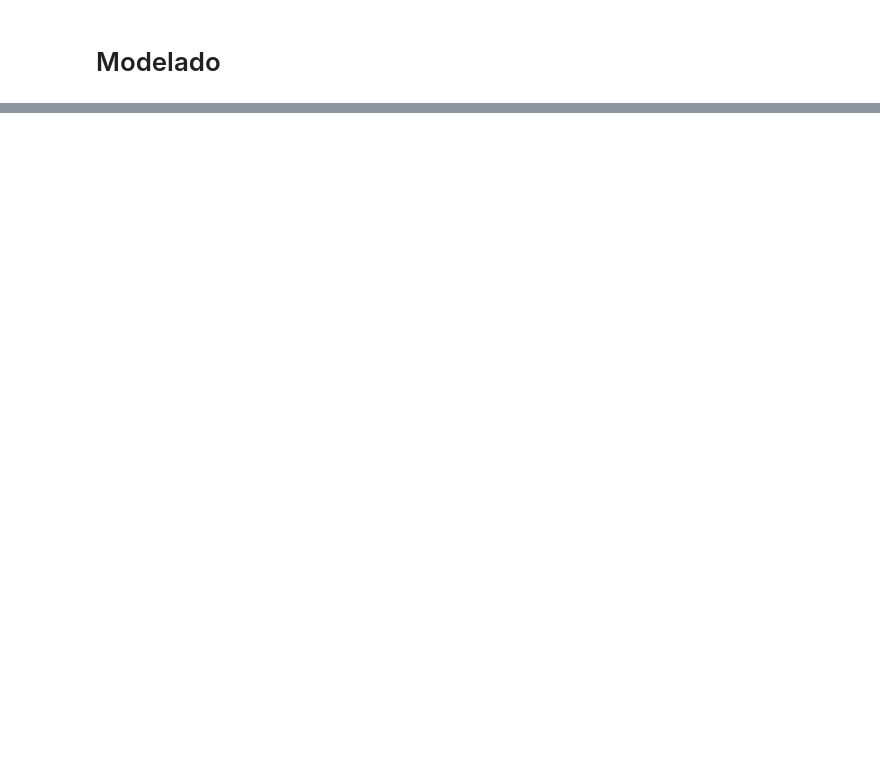
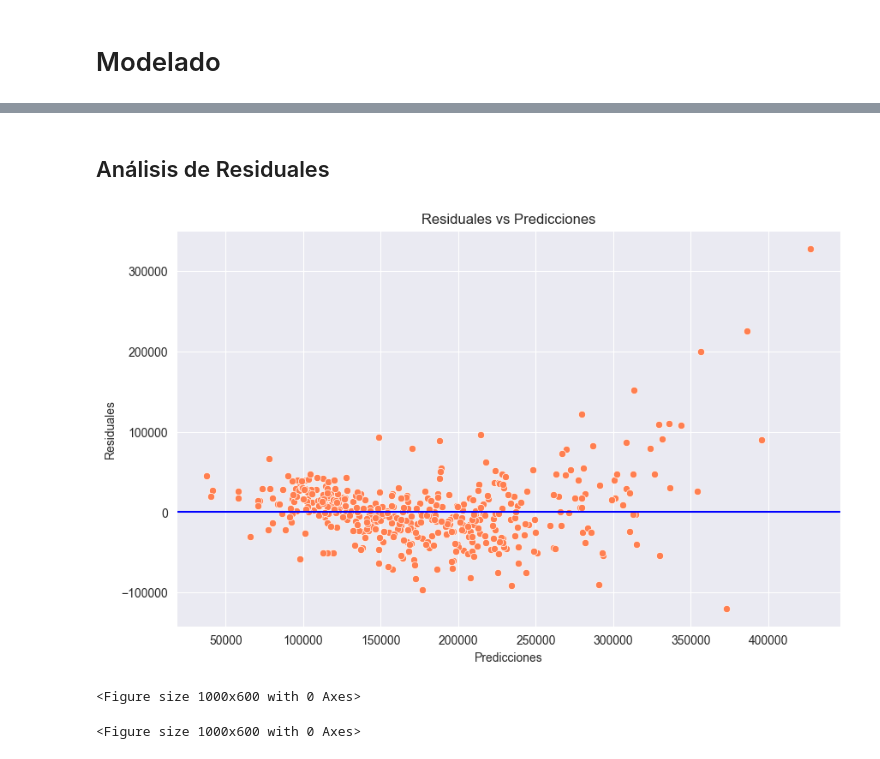
Before and after one commit to FerEsq/DM-House-Sale-Price-Predictor, a Jupyter notebook: Model.ipynb, the cells around one changed output, grey strips where cells are left out. Drawn from its saved outputs; the diff is of its cells as text; code cells hidden in the pictures; blank space fills up the shorter version.

Commit message:
Model Creation/Evaluation Implemented

```diff
--- a/Model.ipynb
+++ b/Model.ipynb
@@ -380,3 +390,8 @@ array([[-1.73086488,  0.07337496, -0.04553194, ...,  0.31386709,
 from sklearn.model_selection import train_test_split
 from sklearn.linear_model import LinearRegression
 from sklearn.metrics import mean_squared_error
+# %%
+X_train, X_test, y_train, y_test = train_test_split(X, y, test_size=0.3, random_state=42)
+# %%
+model = LinearRegression()
+model.fit(X_train, y_train)
@@ -382,0 +402,2 @@ from sklearn.metrics import mean_squared_error
+# %%
+y_pred = model.predict(X_test)
@@ -382,0 +428,19 @@ from sklearn.metrics import mean_squared_error
+# %% [markdown]
+## Análisis de Residuales
+# %%
+residuals = y_test - y_pred
+# %%
+plt.figure(figsize=(10, 6))
+sns.scatterplot(x=y_pred, y=residuals, color='coral')
+plt.axhline(0,color='blue')
+plt.title('Residuales vs Predicciones')
+plt.xlabel('Predicciones')
+plt.ylabel('Residuales')
+plt.show()
+# %% [output]
+[figure, added]
+# %%
+plt.figure(figsize=(10, 6))
+# %% [output]
+<Figure size 1000x600 with 0 Axes>
+<Figure size 1000x600 with 0 Axes>
```
Also changed, not shown: parts of 18 cells of this notebook.
